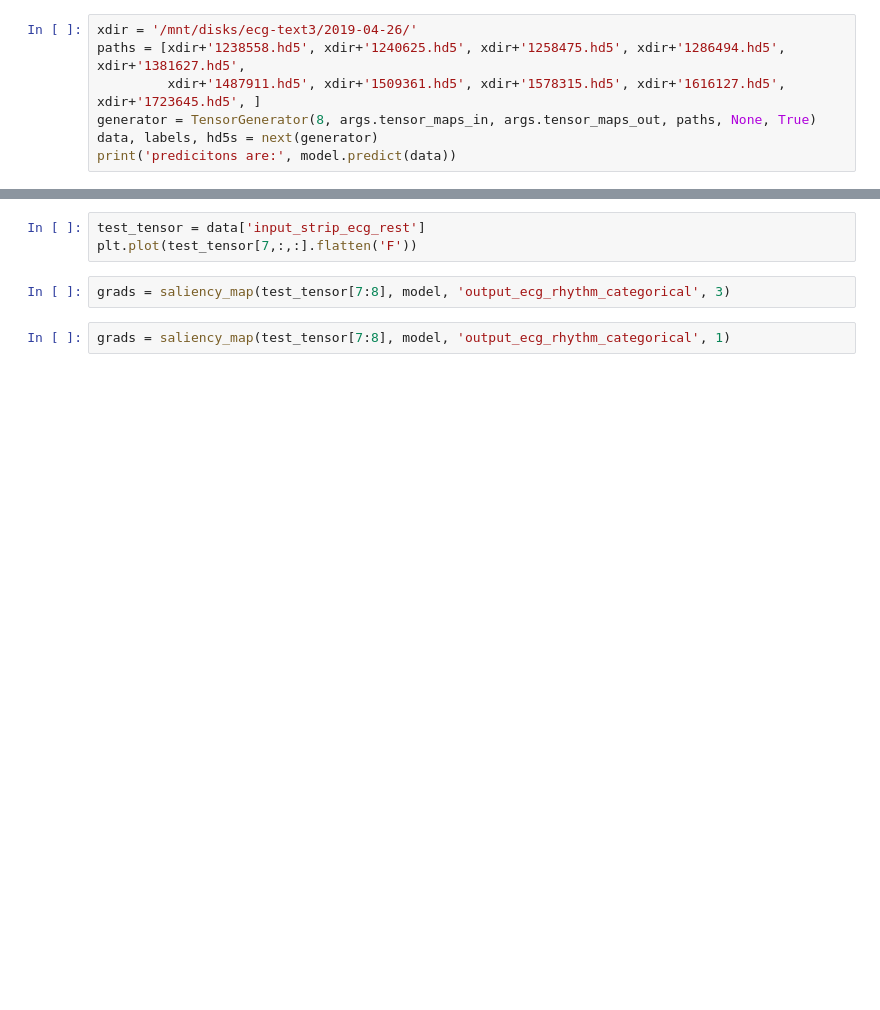
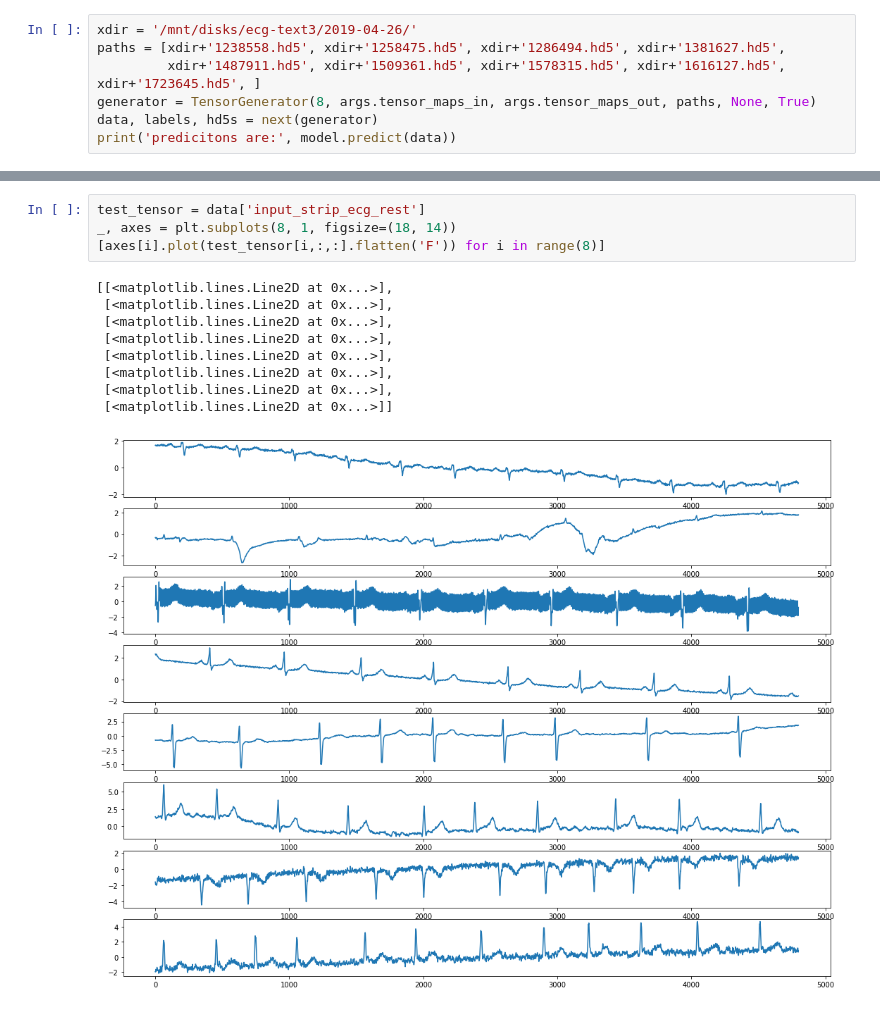
Before and after one commit to broadinstitute/ml4h, a Jupyter notebook: notebooks/saliency_maps.ipynb, the cells around one changed output, grey strips where cells are left out. Cells and saved outputs as stored; diff of their text form; blank space fills up the shorter version.

```diff
--- a/notebooks/saliency_maps.ipynb
+++ b/notebooks/saliency_maps.ipynb
@@ -228,6 +363,6 @@ grads = saliency_map(test_tensor[3:4], model, 'output_ecg_rhythm_categorical', 3
 # %%
 xdir = '/mnt/disks/ecg-text3/2019-04-26/'
-paths = [xdir+'1238558.hd5', xdir+'1240625.hd5', xdir+'1258475.hd5', xdir+'1286494.hd5', xdir+'1381627.hd5',
+paths = [xdir+'1238558.hd5', xdir+'1258475.hd5', xdir+'1286494.hd5', xdir+'1381627.hd5',
          xdir+'1487911.hd5', xdir+'1509361.hd5', xdir+'1578315.hd5', xdir+'1616127.hd5', xdir+'1723645.hd5', ]
 generator = TensorGenerator(8, args.tensor_maps_in, args.tensor_maps_out, paths, None, True)
 data, labels, hd5s = next(generator)
@@ -235,7 +379,14 @@ print('predicitons are:', model.predict(data))
 # %%
 test_tensor = data['input_strip_ecg_rest']
-plt.plot(test_tensor[7,:,:].flatten('F'))
+_, axes = plt.subplots(8, 1, figsize=(18, 14))
+[axes[i].plot(test_tensor[i,:,:].flatten('F')) for i in range(8)]
+# %% [output]
+[[<matplotlib.lines.Line2D at 0x...>],
+ [<matplotlib.lines.Line2D at 0x...>],
+ [<matplotlib.lines.Line2D at 0x...>],
+ [<matplotlib.lines.Line2D at 0x...>],
+ [<matplotlib.lines.Line2D at 0x...>],
+ [<matplotlib.lines.Line2D at 0x...>],
+ [<matplotlib.lines.Line2D at 0x...>],
+ [<matplotlib.lines.Line2D at 0x...>]]
+[figure, added]
-# %%
-grads = saliency_map(test_tensor[7:8], model, 'output_ecg_rhythm_categorical', 3)
-# %%
-grads = saliency_map(test_tensor[7:8], model, 'output_ecg_rhythm_categorical', 1)
```
Also changed, not shown: parts of 25 cells of this notebook.
